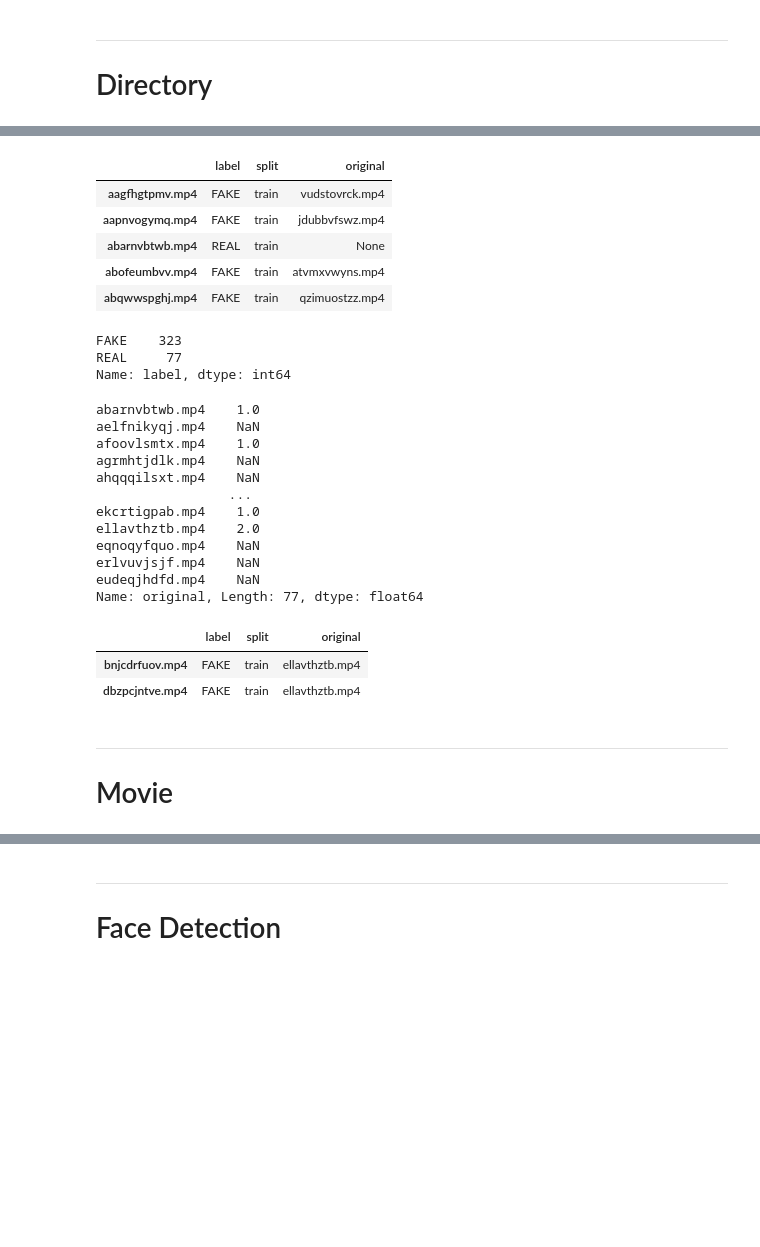
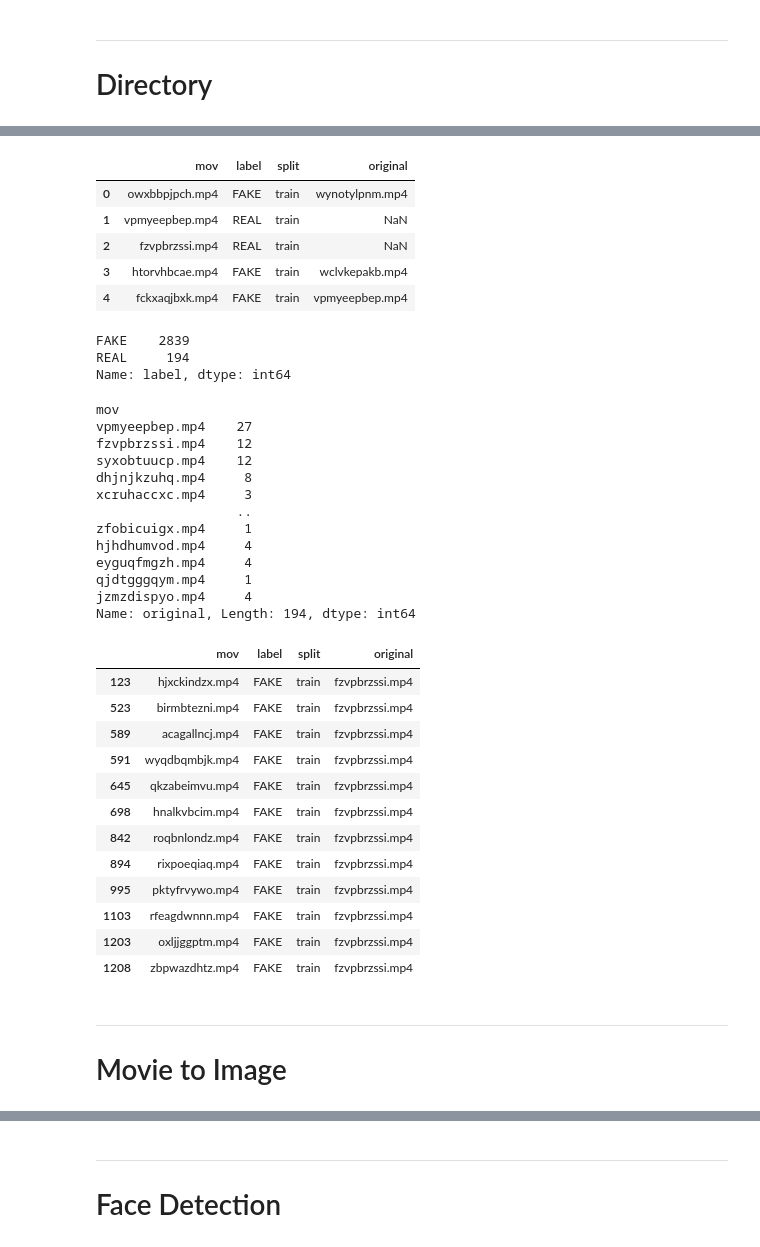
Before and after one commit to MasatakaImamura/deepfake-detection-challenge, a Jupyter notebook: notebook/eda-deepfake-detection-challenge.ipynb, the cells around one changed output, grey strips where cells are left out. Saved outputs shown, nothing was run; the diff lists cells and outputs as text; code cells hidden in the pictures; blank space fills up the shorter version.

```diff
--- a/notebook/eda-deepfake-detection-challenge.ipynb
+++ b/notebook/eda-deepfake-detection-challenge.ipynb
@@ -40,0 +25,5 @@ metadata = pd.read_json(json_dir).T
+# %%
+data_dir = '..\\input'
+
+metadata_path = glob.glob(os.path.join(data_dir, '*.json'))
+mov_path = glob.glob(os.path.join(data_dir, '*.mp4'))
@@ -41,40 +34,58 @@ metadata = pd.read_json(json_dir).T
+# %%
+# load metadata
+metadata = pd.DataFrame()
+for path in metadata_path:
+    metadata = pd.concat([metadata, pd.read_json(path).T], axis=0)
+
+metadata.reset_index(inplace=True)
+metadata = metadata.rename(columns={'index': 'mov'})
 # %%
 metadata.head()
 # %% [output]
-|  | label | split | original |
-| aagfhgtpmv.mp4 | FAKE | train | vudstovrck.mp4 |
-| aapnvogymq.mp4 | FAKE | train | jdubbvfswz.mp4 |
-| abarnvbtwb.mp4 | REAL | train | None |
-| abofeumbvv.mp4 | FAKE | train | atvmxvwyns.mp4 |
-| abqwwspghj.mp4 | FAKE | train | qzimuostzz.mp4 |
+|  | mov | label | split | original |
+| 0 | owxbbpjpch.mp4 | FAKE | train | wynotylpnm.mp4 |
+| 1 | vpmyeepbep.mp4 | REAL | train | NaN |
+| 2 | fzvpbrzssi.mp4 | REAL | train | NaN |
+| 3 | htorvhbcae.mp4 | FAKE | train | wclvkepakb.mp4 |
+| 4 | fckxaqjbxk.mp4 | FAKE | train | vpmyeepbep.mp4 |
 # %%
 # Label
 metadata['label'].value_counts()
 # %% [output]
-FAKE    323
-REAL     77
+FAKE    2839
+REAL     194
 Name: label, dtype: int64
 # %%
-# Label='REAL'
-# All of 'original' are 'None'
-metadata['original'].value_counts()[metadata[metadata['label'] == 'REAL'].index]
+#
+metadata['original'].value_counts()[metadata[metadata['label'] == 'REAL']['mov']]
 # %% [output]
-abarnvbtwb.mp4    1.0
-aelfnikyqj.mp4    NaN
-afoovlsmtx.mp4    1.0
-agrmhtjdlk.mp4    NaN
-ahqqqilsxt.mp4    NaN
-                 ...
-ekcrtigpab.mp4    1.0
-ellavthztb.mp4    2.0
-eqnoqyfquo.mp4    NaN
-erlvuvjsjf.mp4    NaN
-eudeqjhdfd.mp4    NaN
-Name: original, Length: 77, dtype: float64
+mov
+vpmyeepbep.mp4    27
+fzvpbrzssi.mp4    12
+syxobtuucp.mp4    12
+dhjnjkzuhq.mp4     8
+xcruhaccxc.mp4     3
+                  ..
+zfobicuigx.mp4     1
+hjhdhumvod.mp4     4
+eyguqfmgzh.mp4     4
+qjdtgggqym.mp4     1
+jzmzdispyo.mp4     4
+Name: original, Length: 194, dtype: int64
 # %%
-metadata[metadata['original'] == 'ellavthztb.mp4']
+metadata[metadata['original'] == 'fzvpbrzssi.mp4']
 # %% [output]
-|  | label | split | original |
-| bnjcdrfuov.mp4 | FAKE | train | ellavthztb.mp4 |
-| dbzpcjntve.mp4 | FAKE | train | ellavthztb.mp4 |
+|  | mov | label | split | original |
+| 123 | hjxckindzx.mp4 | FAKE | train | fzvpbrzssi.mp4 |
+| 523 | birmbtezni.mp4 | FAKE | train | fzvpbrzssi.mp4 |
+| 589 | acagallncj.mp4 | FAKE | train | fzvpbrzssi.mp4 |
+| 591 | wyqdbqmbjk.mp4 | FAKE | train | fzvpbrzssi.mp4 |
+| 645 | qkzabeimvu.mp4 | FAKE | train | fzvpbrzssi.mp4 |
+| 698 | hnalkvbcim.mp4 | FAKE | train | fzvpbrzssi.mp4 |
+| 842 | roqbnlondz.mp4 | FAKE | train | fzvpbrzssi.mp4 |
+| 894 | rixpoeqiaq.mp4 | FAKE | train | fzvpbrzssi.mp4 |
+| 995 | pktyfrvywo.mp4 | FAKE | train | fzvpbrzssi.mp4 |
+| 1103 | rfeagdwnnn.mp4 | FAKE | train | fzvpbrzssi.mp4 |
+| 1203 | oxljjggptm.mp4 | FAKE | train | fzvpbrzssi.mp4 |
+| 1208 | zbpwazdhtz.mp4 | FAKE | train | fzvpbrzssi.mp4 |
 # %%
@@ -84,6 +95,6 @@ video_real = os.path.join(train_dir, 'ellavthztb.mp4')
 # %% [markdown]
 ---
-# Movie
+# Movie to Image
 # %%
 def get_img_from_mov(video_file, show_img=False):
     # https://note.nkmk.me/python-opencv-videocapture-file-camera/
```
Also changed, not shown: parts of 37 cells of this notebook.
